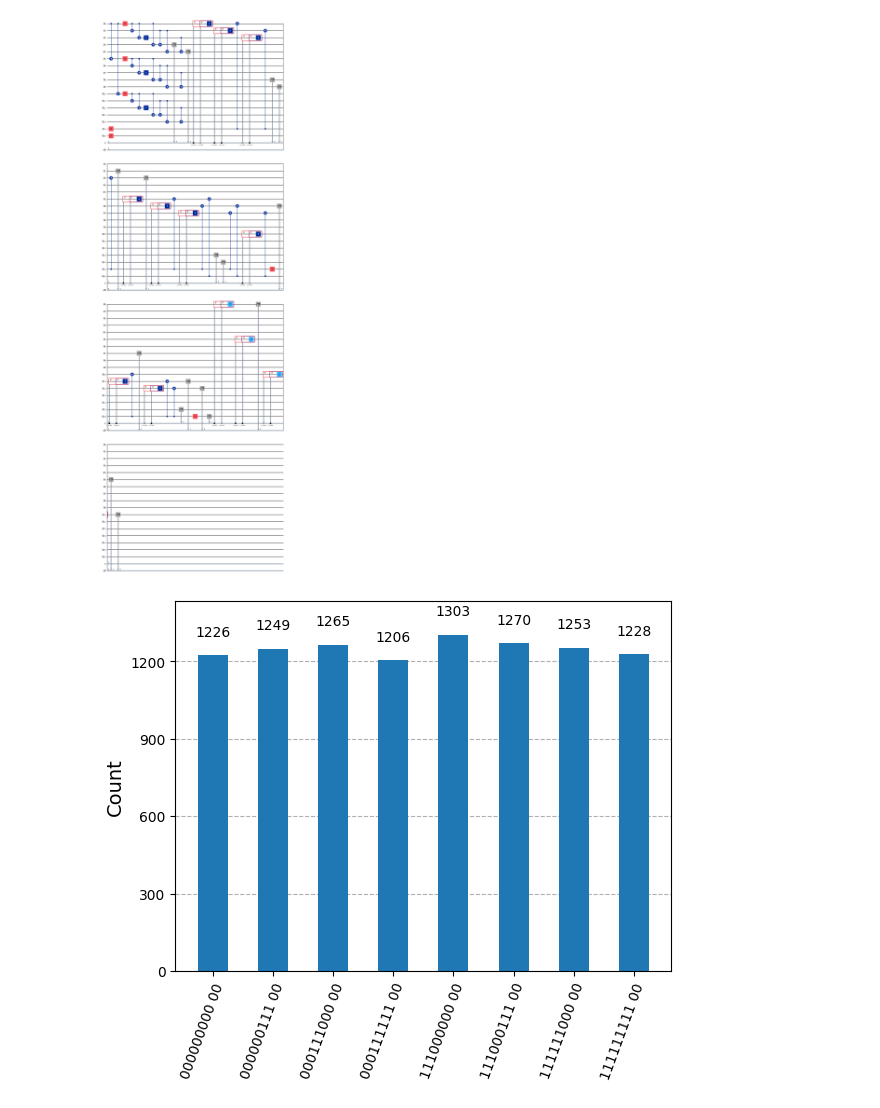
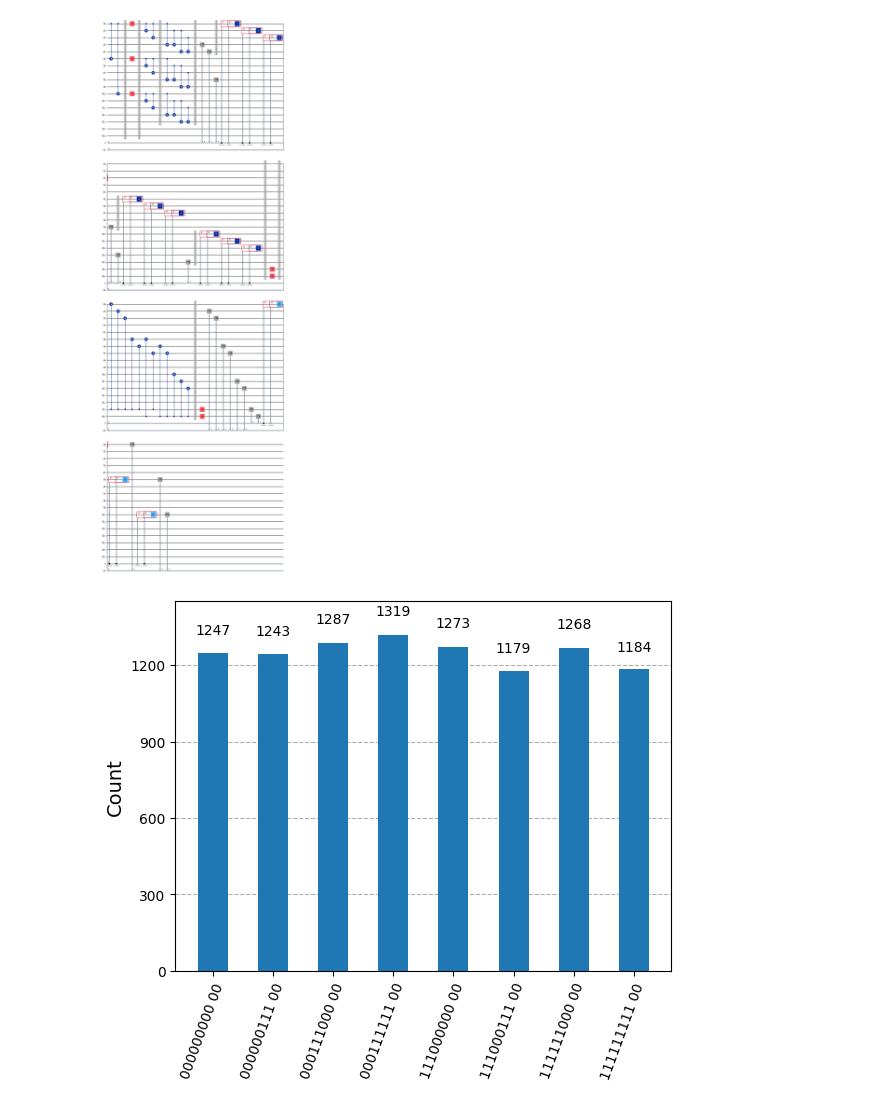
Before and after one commit to Huaiyuan-Jing/Quantum_Algorithm, a Jupyter notebook: shorCode.ipynb, the cells around one changed output. Cells and saved outputs as stored; diff of their text form; code cells hidden in the pictures.

Commit message:
add barrier to make circuit more straightforward

```diff
--- a/shorCode.ipynb
+++ b/shorCode.ipynb
@@ -12,15 +12,15 @@ def bit_flip_err_detect_circuit():
     bit_flip_err_detect = QuantumCircuit(5, 2)
     bit_flip_err_detect.cx(0, 1)
     bit_flip_err_detect.cx(0, 2)
-
+    bit_flip_err_detect.barrier()
     bit_flip_err_detect.cx(0, 3)
     bit_flip_err_detect.cx(1, 3)
     bit_flip_err_detect.cx(1, 4)
     bit_flip_err_detect.cx(2, 4)
-
+    bit_flip_err_detect.barrier()
     bit_flip_err_detect.measure(3, 0)
     bit_flip_err_detect.measure(4, 1)
-
+    bit_flip_err_detect.barrier()
 
     with bit_flip_err_detect.if_test((0, 1)):
         with bit_flip_err_detect.if_test((1, 0)):
@@ -35,5 +35,5 @@ def bit_flip_err_detect_circuit():
         with bit_flip_err_detect.if_test((1, 1)):
             bit_flip_err_detect.x(2)
 
-    bit_flip_err_detect.draw("mpl")
     return bit_flip_err_detect
+bit_flip_err_detect_circuit().draw("mpl")
@@ -42,41 +44,46 @@ def shor_code_9_qubits():
     circuit = QuantumCircuit(17)
     circuit.cx(0, 5)
     circuit.cx(0, 10)
+    circuit.barrier()
     circuit.h(0)
     circuit.h(5)
     circuit.h(10)
+    circuit.barrier()
     circuit.compose(bit_flip_err_detect_circuit(), qubits=[0, 1, 2, 3, 4], inplace=True)
     circuit.compose(bit_flip_err_detect_circuit(), qubits=[5, 6, 7, 8, 9], inplace=True)
     circuit.compose(bit_flip_err_detect_circuit(), qubits=[10, 11, 12, 13, 14], inplace=True)
+    circuit.barrier()
     circuit.h(15)
     circuit.h(16)
+    circuit.barrier()
     for i in [0, 5]:
         for j in range(3):
             circuit.cx(15, i + j)
     for i in [5, 10]:
         for j in range(3):
             circuit.cx(16, i + j)
+    circuit.barrier()
     circuit.h(15)
     circuit.h(16)
     circuit.measure(15, 0)
     circuit.measure(16, 1)
     with circuit.if_test((0, 1)):
         with circuit.if_test((1, 0)):
             circuit.z(0)
     with circuit.if_test((0, 1)):
         with circuit.if_test((1, 1)):
             circuit.z(5)
     with circuit.if_test((0, 0)):
         with circuit.if_test((1, 1)):
             circuit.z(10)
     circuit.add_register(qiskit.ClassicalRegister(9))
     circuit.measure([0, 1, 2, 5, 6, 7, 10, 11, 12], [2, 3, 4, 5, 6, 7, 8, 9, 10])
 
     return circuit
 
 shor_code_9_qubits().draw("mpl")
 # %% [output]
-[figure, old version]
+[figure, new version]
 # %%
 simulator = AerSimulator()
 
@@ -85,4 +92,4 @@ result = job.result()
 counts = result.get_counts()
 plot_histogram(counts)
 # %% [output]
-[figure, old version]
+[figure, new version]
```
Also changed, not shown: parts of 1 cell of this notebook.
